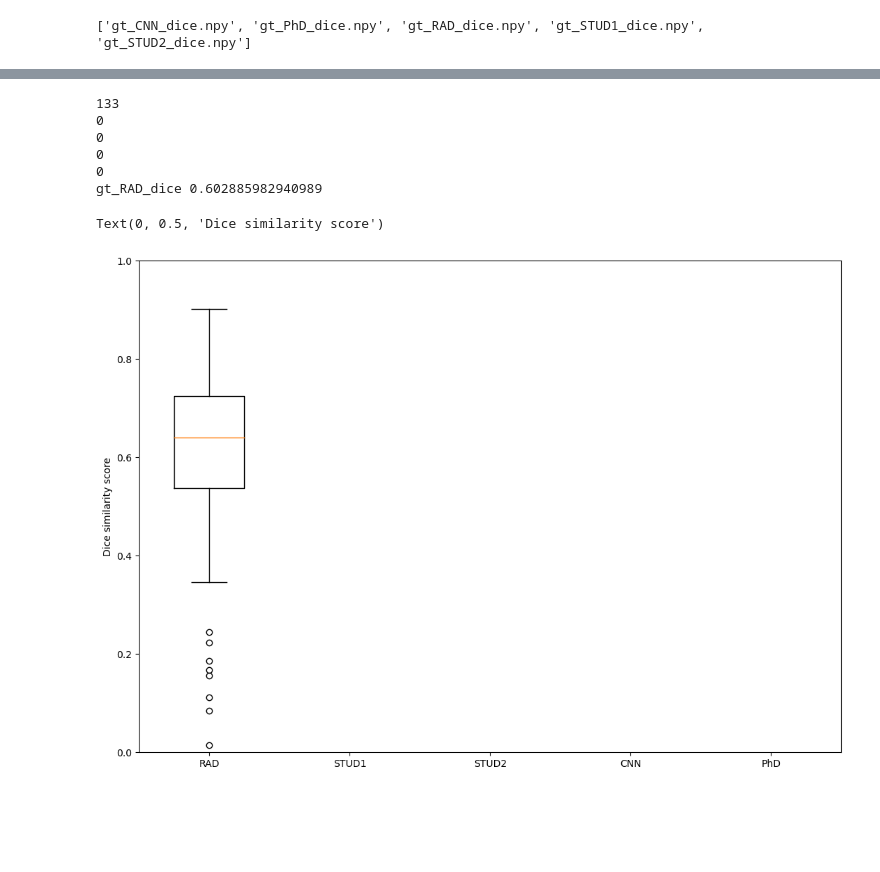
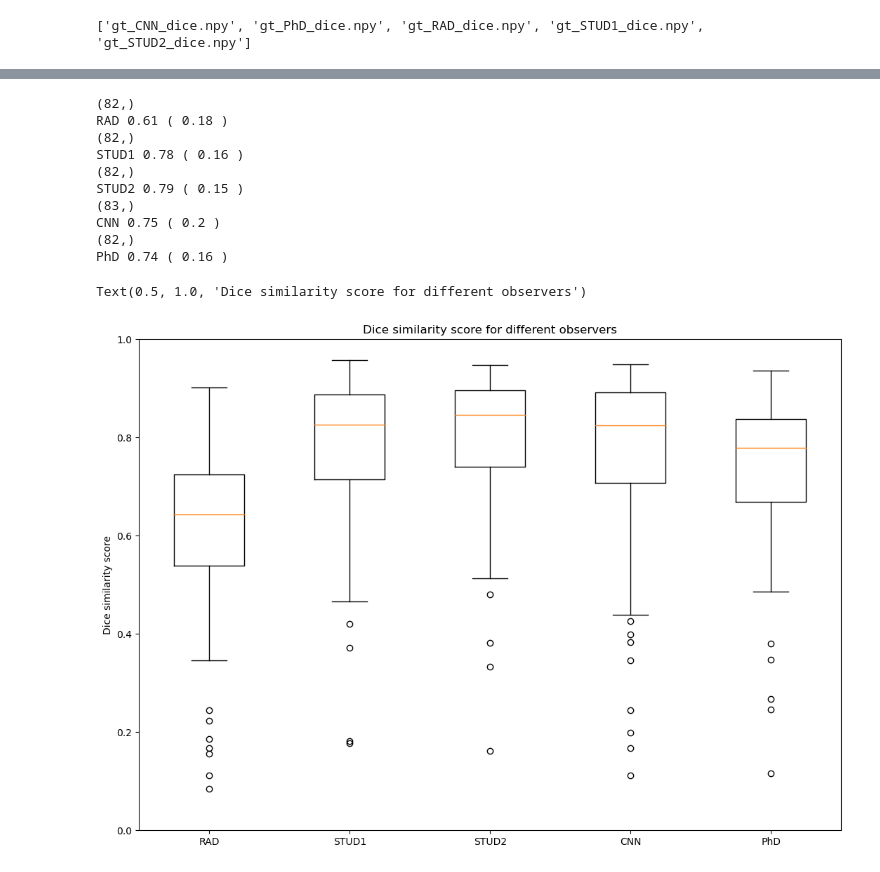
Before and after one commit to Samuel-van-Gurp/MEP, a Jupyter notebook: segmentation/nnUNet/eval.ipynb, the cells around one changed output, grey strips where cells are left out. Saved outputs shown, nothing was run; the diff lists cells and outputs as text; code cells hidden in the pictures; blank space fills up the shorter version.

```diff
--- a/segmentation/nnUNet/eval.ipynb
+++ b/segmentation/nnUNet/eval.ipynb
@@ -106,28 +133,33 @@ gt_RAD_dice 0.37641439483187833
 # %%
 data = [gt_RAD_dice, gt_STUD1_dice, gt_STUD2_dice, gt_CNN_dice, gt_PhD_dice]
-
+names =['RAD', 'STUD1', 'STUD2', 'CNN', 'PhD']
 for i , name in enumerate(data):
-    print(len(name))
     new  = np.delete(name, np.where(name<0.01))
     data[i] = new
-
-print('gt_RAD_dice', np.mean(data[0]))
+    print(data[i].shape)
+    print(names[i], np.round(np.mean(data[i]),2), '(',np.round(np.std(data[i]),2),')')
+    # print(name, np.mean(data[i]))
 fig = plt.figure(figsize =(10, 7))
 
 # Creating axes instance
 ax = fig.add_axes([0, 0, 1, 1])
 
 # Creating plot
 bp = ax.boxplot(data)
 ax.set_xticklabels(['RAD', 'STUD1', 'STUD2', 'CNN', 'PhD'])
 ax.set_ylim(0,1)
 ax.set_ylabel('Dice similarity score')
+ax.set_title('Dice similarity score for different observers')
 # %% [output]
-133
-0
-0
-0
-0
-gt_RAD_dice 0.602885982940989
+(82,)
+RAD 0.61 ( 0.18 )
+(82,)
+STUD1 0.78 ( 0.16 )
+(82,)
+STUD2 0.79 ( 0.15 )
+(83,)
+CNN 0.75 ( 0.2 )
+(82,)
+PhD 0.74 ( 0.16 )
-Text(0, 0.5, 'Dice similarity score')
+Text(0.5, 1.0, 'Dice similarity score for different observers')
-[figure, old version]
+[figure, new version]
```
Also changed, not shown: parts of 4 cells of this notebook, 1 other file.
